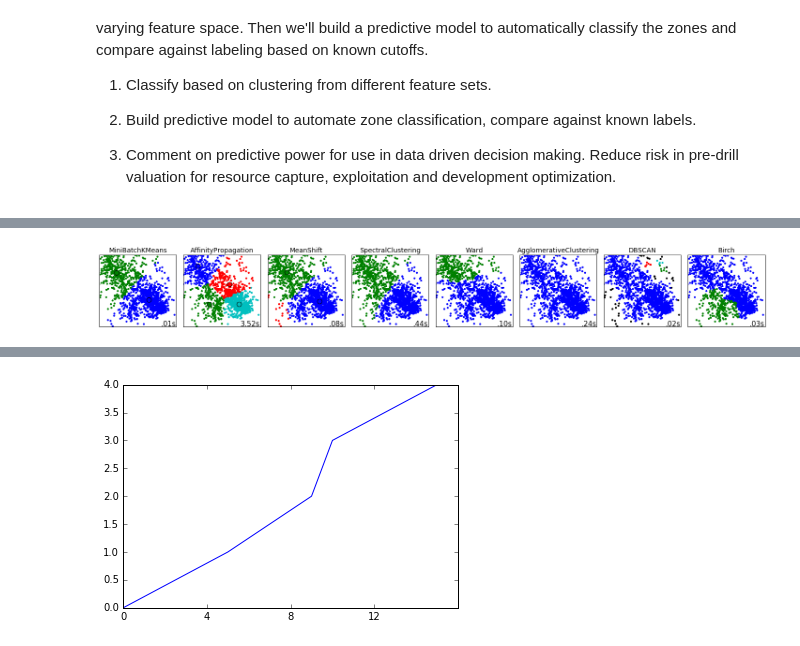
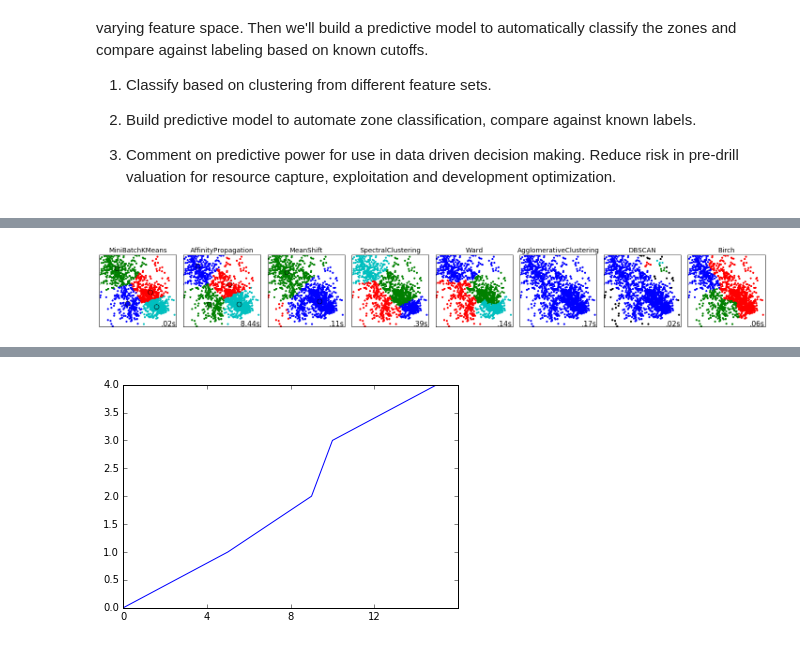
Before and after one commit to sdux/rock_predict, a Jupyter notebook: Log Work.ipynb, the cells around one changed output, grey strips where cells are left out. Saved outputs shown, nothing was run; the diff lists cells and outputs as text; code cells hidden in the pictures.

Commit message:
updated clustering

```diff
--- a/Log Work.ipynb
+++ b/Log Work.ipynb
@@ -523,10 +414,10 @@ for i_dataset, dataset in enumerate(datasets):
 
     # create clustering estimators
     ms = cluster.MeanShift(bandwidth=bandwidth, bin_seeding=True)
-    two_means = cluster.MiniBatchKMeans(n_clusters=2)
-    ward = cluster.AgglomerativeClustering(n_clusters=2, linkage='ward',
+    two_means = cluster.MiniBatchKMeans(n_clusters=4)
+    ward = cluster.AgglomerativeClustering(n_clusters=4, linkage='ward',
                                            connectivity=connectivity)
-    spectral = cluster.SpectralClustering(n_clusters=2,
+    spectral = cluster.SpectralClustering(n_clusters=4,
                                           eigen_solver='arpack',
                                           affinity="nearest_neighbors")
     dbscan = cluster.DBSCAN(eps=.2)
@@ -534,10 +425,10 @@ for i_dataset, dataset in enumerate(datasets):
                                                        preference=-200)
 
     average_linkage = cluster.AgglomerativeClustering(
-        linkage="average", affinity="cityblock", n_clusters=2,
+        linkage="average", affinity="cityblock", n_clusters=4,
         connectivity=connectivity)
 
-    birch = cluster.Birch(n_clusters=2)
+    birch = cluster.Birch(n_clusters=4)
     clustering_algorithms = [
         two_means, affinity_propagation, ms, spectral, ward, average_linkage,
         dbscan, birch]
@@ -546,31 +437,31 @@ for i_dataset, dataset in enumerate(datasets):
         # predict cluster memberships
         t0 = time.time()
         algorithm.fit(X)
         t1 = time.time()
         if hasattr(algorithm, 'labels_'):
             y_pred = algorithm.labels_.astype(np.int)
         else:
             y_pred = algorithm.predict(X)
 
         # plot
         plt.subplot(4, len(clustering_algorithms), plot_num)
         if i_dataset == 0:
             plt.title(name, size=14)
         plt.scatter(X[:, 0], X[:, 1], color=colors[y_pred].tolist(), s=10)
 
         if hasattr(algorithm, 'cluster_centers_'):
             centers = algorithm.cluster_centers_
             center_colors = colors[:len(centers)]
             plt.scatter(centers[:, 0], centers[:, 1], s=100, c=center_colors)
         plt.xlim(-2, 2)
         plt.ylim(-2, 2)
         plt.xticks(())
         plt.yticks(())
         plt.text(.99, .01, ('%.2fs' % (t1 - t0)).lstrip('0'),
                  transform=plt.gca().transAxes, size=15,
                  horizontalalignment='right')
         plot_num += 1
 plt.tight_layout()
 plt.show()
 # %% [output]
-[figure, old version]
+[figure, new version]
```
Also changed, not shown: parts of 5 cells of this notebook.
